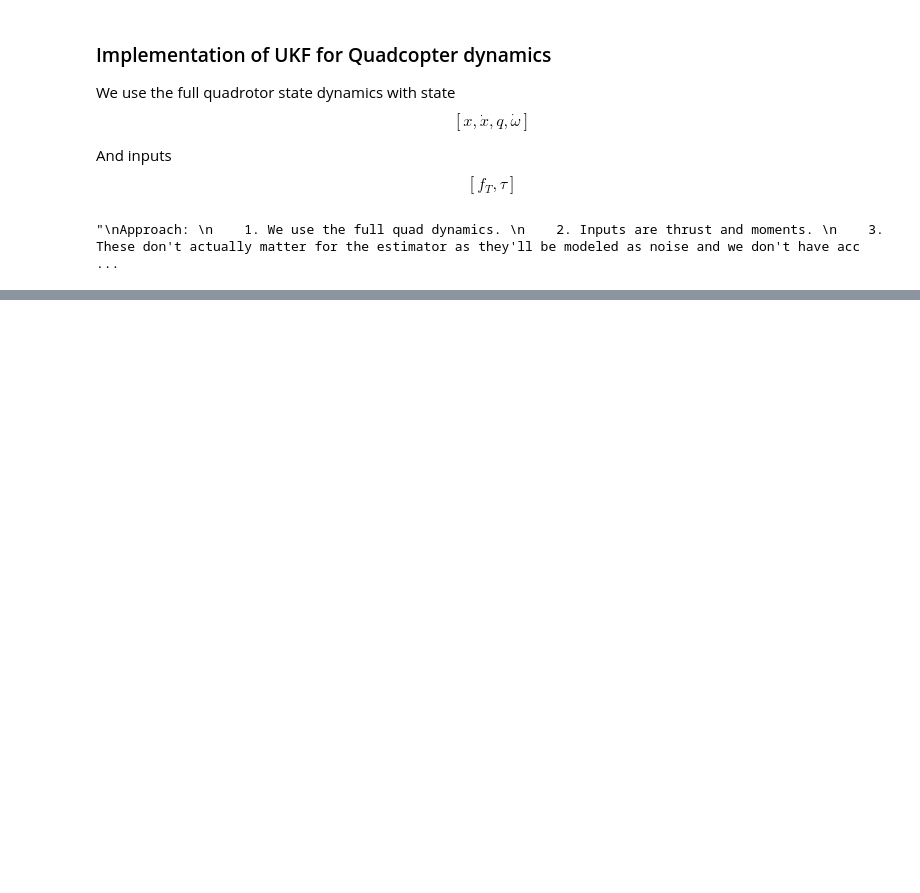
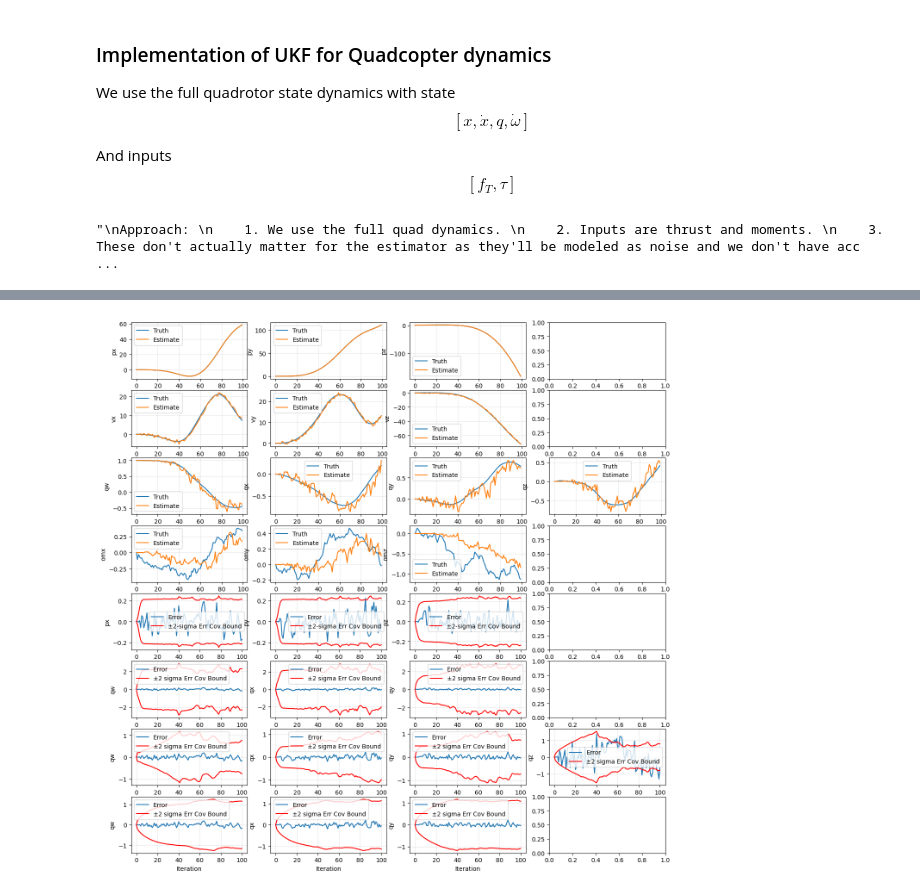
Before and after one commit to jrached/ros2_px4_stack, a Jupyter notebook: ros2_px4_stack/ukf.ipynb, the cells around one changed output, grey strips where cells are left out. Saved outputs shown, nothing was run; the diff lists cells and outputs as text; code cells hidden in the pictures; blank space fills up the shorter version.

```diff
--- a/ros2_px4_stack/ukf.ipynb
+++ b/ros2_px4_stack/ukf.ipynb
@@ -532,6 +483,13 @@ def get_angular(point):
 # %%
-var1 = 64.2
-var2 = 64.2
+# Simulate quad for a back and forth trajectory in x
+dt = 0.1
+# time = np.arange(0, 10+dt, dt)
+time = np.linspace(0, 10, int(10 / dt) )
 
-cov = np.diag([var1, var2, var2, var2])
-print(cov)
+# Initial conditions
+Q0 = np.diag([1e-6, 1e-6, 1e-6, 1e-3, 1e-3, 1e-3, 1e-5, 1e-5, 1e-5, 1e-5, 1e-4, 1e-4, 1e-4])
+x0 = np.array([[0., 0., 1.5, 0., 0., 0., 1., 0., 0., 0., 0., 0., 0.,]]).T # p: 0, 0, 1.5; v: 0, 0, 0; q: 1, 0, 0, 0; omega: 0, 0, 0
+
+# Initialize quad and ukf
+quad = Quad(x0, dt)
+ukf = UKF(quad, x0, Q0)
@@ -542,0 +508,83 @@ print(cov)
+# %%
+### Plotting code
+import matplotlib.pyplot as plt
+
+xgt = np.array(quad.xh)
+xhat = np.array(ukf.xhath)
+xerr = xgt - xhat
+Qdiag = np.array([np.diag(Q) for Q in ukf.Qh])
+sigma = 2
+
+fig, ax = plt.subplots(8, 4, figsize=(16, 16))
+ylabels = ["px", "py", "pz", "vx", "vy", "vz", "qw", "qx", "qy", "qz", "omx", "omy", "omz"]
+
+for i in range(3):
+    ax[0][i].plot(xgt[:-1,i],label='Truth')
+    ax[0][i].plot(xhat[:-1,i],label='Estimate')
+    ax[0][i].set_xlabel('Iteration')
+    ax[0][i].set_ylabel(ylabels[i])
+    ax[0][i].legend()
+    ax[0][i].grid(alpha=0.3)
+
+for i in range(3):
+    ax[1][i].plot(xgt[:-1,i+3],label='Truth')
+    ax[1][i].plot(xhat[:-1,i+3],label='Estimate')
+    ax[1][i].set_xlabel('Iteration')
+    ax[1][i].set_ylabel(ylabels[i+3])
+    ax[1][i].legend()
+    ax[1][i].grid(alpha=0.3)
+
+for i in range(4):
+    ax[2][i].plot(xgt[:-1,i+6],label='Truth')
+    ax[2][i].plot(xhat[:-1,i+6],label='Estimate')
+    ax[2][i].set_xlabel('Iteration')
+    ax[2][i].set_ylabel(ylabels[i+6])
+    ax[2][i].legend()
+    ax[2][i].grid(alpha=0.3)
+
+for i in range(3):
+    ax[3][i].plot(xgt[:-1,i+10],label='Truth')
+    ax[3][i].plot(xhat[:-1,i+10],label='Estimate')
+    ax[3][i].set_xlabel('Iteration')
+    ax[3][i].set_ylabel(ylabels[i+10])
+    ax[3][i].legend()
+    ax[3][i].grid(alpha=0.3)
+
+for i in range(3):
+    ax[4][i].plot(xerr[:,i],label='Error')
+    ax[4][i].plot( sigma*np.sqrt(Qdiag[:,i]), label=f'±{sigma}-sigma Err Cov Bound', color='r')
+    ax[4][i].plot(-sigma*np.sqrt(Qdiag[:,i]), color='r')
+    ax[4][i].set_xlabel('Iteration')
+    ax[4][i].set_ylabel(ylabels[i])
+    ax[4][i].legend()
+    ax[4][i].grid(alpha=0.3)
+
+for i in range(3):
+    ax[5][i].plot(xerr[:,i],label='Error')
+    ax[5][i].plot( sigma*np.sqrt(Qdiag[:,i+3]), label=f'±{sigma} sigma Err Cov Bound', color='r')
+    ax[5][i].plot(-sigma*np.sqrt(Qdiag[:,i+3]), color='r')
+    ax[5][i].set_xlabel('Iteration')
+    ax[5][i].set_ylabel(ylabels[i+6])
+    ax[5][i].legend()
+    ax[5][i].grid(alpha=0.3)
+
+for i in range(4):
+    ax[6][i].plot(xerr[:,i],label='Error')
+    ax[6][i].plot( sigma*np.sqrt(Qdiag[:,i+6]), label=f'±{sigma} sigma Err Cov Bound', color='r')
+    ax[6][i].plot(-sigma*np.sqrt(Qdiag[:,i+6]), color='r')
+    ax[6][i].set_xlabel('Iteration')
+    ax[6][i].set_ylabel(ylabels[i+6])
+    ax[6][i].legend()
+    ax[6][i].grid(alpha=0.3)
+
+
+for i in range(3):
+    ax[7][i].plot(xerr[:,i],label='Error')
+    ax[7][i].plot( sigma*np.sqrt(Qdiag[:,i+10]), label=f'±{sigma} sigma Err Cov Bound', color='r')
+    ax[7][i].plot(-sigma*np.sqrt(Qdiag[:,i+10]), color='r')
+    ax[7][i].set_xlabel('Iteration')
+    ax[7][i].set_ylabel(ylabels[i+6])
+    ax[7][i].legend()
+    ax[7][i].grid(alpha=0.3)
+# %% [output]
+[figure, added]
```
Also changed, not shown: parts of 11 cells of this notebook, 4 other files.
